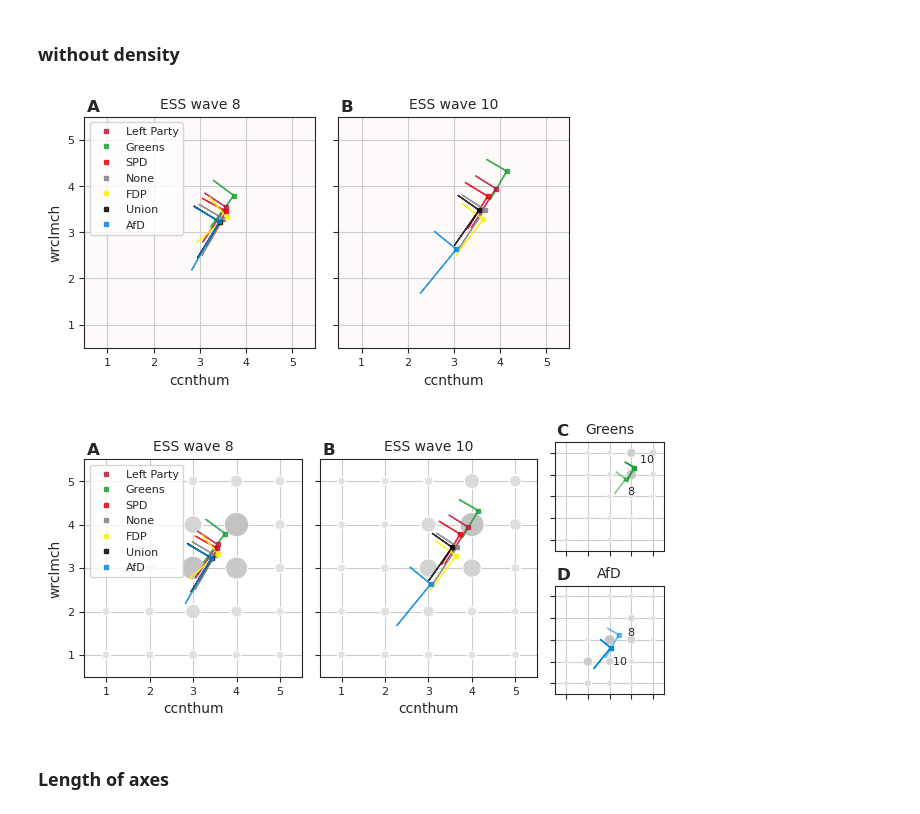
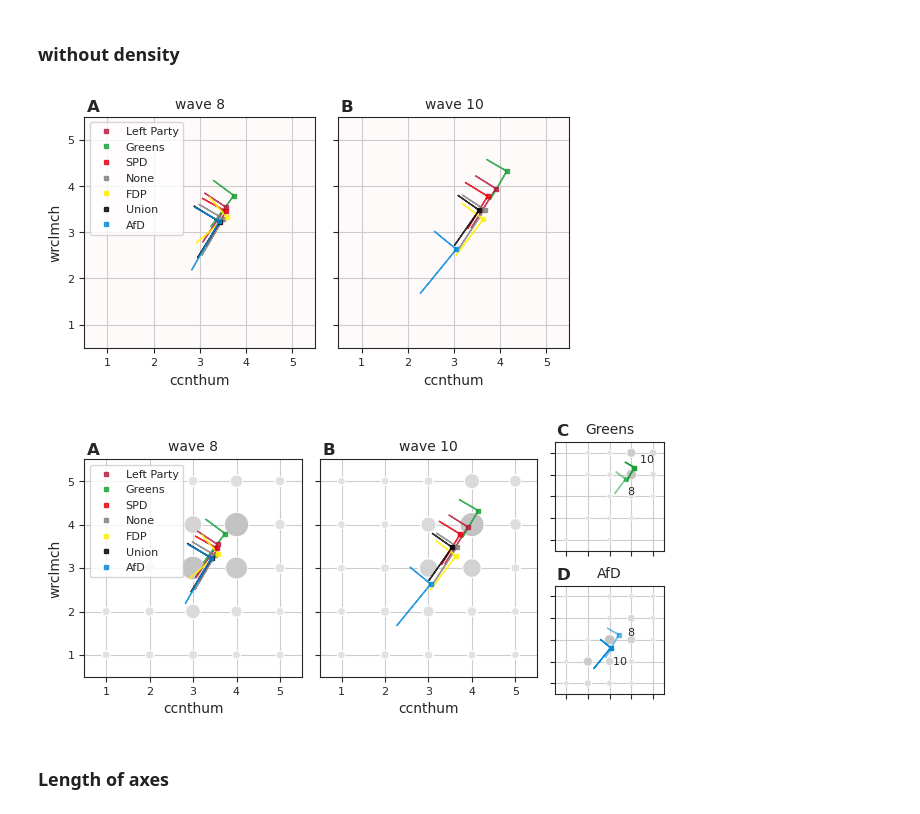
Before and after one commit to PeterSteiglechner/perceived-polarisation, a Jupyter notebook: EDA_ess.ipynb, the cells around one changed output. Cells and saved outputs as stored; diff of their text form; code cells hidden in the pictures.

```diff
--- a/EDA_ess.ipynb
+++ b/EDA_ess.ipynb
@@ -197,8 +197,8 @@ for n, r in enumerate(waves):
     bins=np.arange(0.5, 5.51)
     vals, bins = np.histogram(filtered_data.loc[filtered_data.essround==r][var], density=True, bins=bins)
     xbar = bins[:-1]+0.5 + (-0.1 if r==8 else 0.1)
-    axs[0].bar(xbar, vals, alpha=1, width=0.2, label=f"all, wave {r}",  color=colors[n])
-    axs[0].plot(x, fitted_beta.pdf(x), label=f"all, wave {r}", color=colors[n])
+    axs[0].bar(xbar, vals, alpha=1, width=0.2, label=f"wave {r}",  color=colors[n])
+    axs[0].plot(x, fitted_beta.pdf(x), label=f"wave {r}", color=colors[n])
     #ax.plot(x, fitted_norm.pdf(x), ls="--", color=colors[n])
 
 h, l = axs[0].get_legend_handles_labels()
@@ -247,11 +247,13 @@ axs[0].text(0.02, 0.95, "A", va="top", ha="left", fontdict={"weight":"bold", "si
 axs[1].text(0.02, 0.95, "B", va="top", ha="left", fontdict={"weight":"bold", "size":12}, transform=axs[1].transAxes)
 axs[2].text(0.02, 0.95, "C", va="top", ha="left", fontdict={"weight":"bold", "size":12}, transform=axs[2].transAxes)
 
-axs[1].set_ylabel("wave 8", fontsize=bigfs, fontdict={"weight":"bold"}, y=1, x=0, va="top", ha="right")
-axs[2].set_ylabel("wave 10", fontsize=bigfs, fontdict={"weight":"bold"}, y=1, x=0, va="top", ha="right")
+axs[0].set_ylabel("aggregate", fontsize=bigfs, fontdict={"weight":"normal"},x=-0.03, y=0.5,  va="center",  ha="center")
+axs[1].set_ylabel("by partisan identity", fontsize=bigfs, fontdict={"weight":"normal"}, y=0, x=-0.03, va="center", ha="center")
+axs[1].text(0.02,0.2, "wave 8", fontsize=bigfs, transform=axs[1].transAxes, fontdict={"weight":"normal"},va="bottom", ha="left", rotation=90)
+axs[2].text(0.02,0.2, "wave 10", fontsize=bigfs,transform=axs[2].transAxes, fontdict={"weight":"normal"},va="bottom", ha="left", rotation=90)
 
 #fig.set_facecolor("yellow")
-fig.subplots_adjust(bottom=0.07, left=0.1, right=0.97, top=0.9)
+fig.subplots_adjust(bottom=0.07, left=0.08, right=0.97, top=0.9)
 plt.savefig("figs/wrclmch_ESS8-10_3panelsVert.pdf")
 plt.savefig("figs/wrclmch_ESS8-10_3panelsVert.png", dpi=600)
 # %% [output]
@@ -439,7 +441,7 @@ for r, ax in zip(waves, axs):
             ax.set_xlabel("ccnthum", fontsize=bigfs)
             if r==waves[0]:
                 ax.set_ylabel("wrclmch", fontsize=bigfs)
-            ax.set_title(f"ESS wave {r}", fontsize=bigfs)
+            ax.set_title(f"wave {r}", fontsize=bigfs)
 axs[0].legend(fontsize=smallfs)
 fig.subplots_adjust(left=0.13, right=0.9, top=0.96, wspace=0.1)
 
@@ -503,7 +505,7 @@ for r, ax in zip(waves, axs):
     ax.set_xlabel("ccnthum", fontsize=bigfs)
     if r==waves[0]:
         ax.set_ylabel("wrclmch", fontsize=bigfs)
-    ax.set_title(f"ESS wave {r}", fontsize=bigfs)
+    ax.set_title(f"wave {r}", fontsize=bigfs)
 axs[0].legend(fontsize=smallfs)
 fig.subplots_adjust(left=0.13, right=0.9, top=0.96, wspace=0.1)
 
@@ -603,35 +605,35 @@ for r, ax in zip(waves, axs):
         X_train = filtered_data.loc[filtered_data.essround==r].loc[filtered_data.identity==p][["ccnthum", "wrclmch"]].dropna(how="any").to_numpy()
         ax.plot(X_train[:,0].mean(), X_train[:,1].mean(), color=col, ls="", marker="s", markersize=3 , alpha=0.8, label=p)
         for i in range(2):
             vec = CSS_dict[r][p][:, i] * scale
             if (r==waves[0]) and (i==0) and (p=="FDP"):
                 vec=-vec
             dx = vec[0]
             dy = vec[1]
             ax.arrow(X_train[:,0].mean(), X_train[:,1].mean(), dx, dy,color=cols[p], lw=1, alpha=0.8)
         ax.set_ylim(0.5, 5.5)
         ax.set_xlim(0.5, 5.5)
         ax.set_xticks(range(1,6))
         ax.set_yticks(range(1,6))
         ax.set_aspect("equal")
         ax.grid(True)
         ax.set_xlabel("ccnthum", fontsize=bigfs)
         if r==waves[0]:
             ax.set_ylabel("wrclmch", fontsize=bigfs)
-        ax.set_title(f"ESS wave {r}", fontsize=bigfs)
+        ax.set_title(f"wave {r}", fontsize=bigfs)
 axs[0].legend(fontsize=smallfs)
 fig.subplots_adjust(left=0.13, right=0.9, top=0.96, wspace=0.1)
 
 
 axs[0].text(0.01, 1.01, "A", va="bottom", ha="left", fontdict={"weight":"bold", "size":12}, transform=axs[0].transAxes)
 axs[1].text(0.01, 1.01, "B", va="bottom", ha="left", fontdict={"weight":"bold", "size":12}, transform=axs[1].transAxes)
 
 #fig.set_facecolor("y")
 
 plt.savefig(f"figs/Trafo_{waves[0]}-{waves[1]}_clch_party.png", dpi=600)
 plt.savefig(f"figs/Trafo_{waves[0]}-{waves[1]}_clch_party.pdf")
 # %% [output]
-[figure, old version]
+[figure, new version]
 # %%
 scale = 1
 cmap = truncate_colormap(plt.get_cmap("Greys"), 0.2, 0.35)
@@ -705,7 +707,7 @@ for r, ax in zip(waves, [axs["a"], axs["b"]]):
     ax.set_xlabel("ccnthum", fontsize=bigfs)
     if r==waves[0]:
         ax.set_ylabel("wrclmch", fontsize=bigfs)
-    ax.set_title(f"ESS wave {r}", fontsize=bigfs)
+    ax.set_title(f"wave {r}", fontsize=bigfs)
 axs["a"].legend(fontsize=smallfs)
 
 
@@ -729,7 +731,7 @@ fig.subplots_adjust(left=0.07, right=0.99, top=0.96, bottom=0.07, wspace=0.1, hs
 plt.savefig(f"figs/Trafo_{waves[0]}-{waves[1]}_clch_party_+density_withId_withExamples.png", dpi=600)
 plt.savefig(f"figs/Trafo_{waves[0]}-{waves[1]}_clch_party_+density_withId_withExamples.pdf")
 # %% [output]
-[figure, old version]
+[figure, new version]
 # %% [markdown]
 ### Length of axes
 # %%
```
Also changed, not shown: parts of 5 cells of this notebook, 20 other files.
